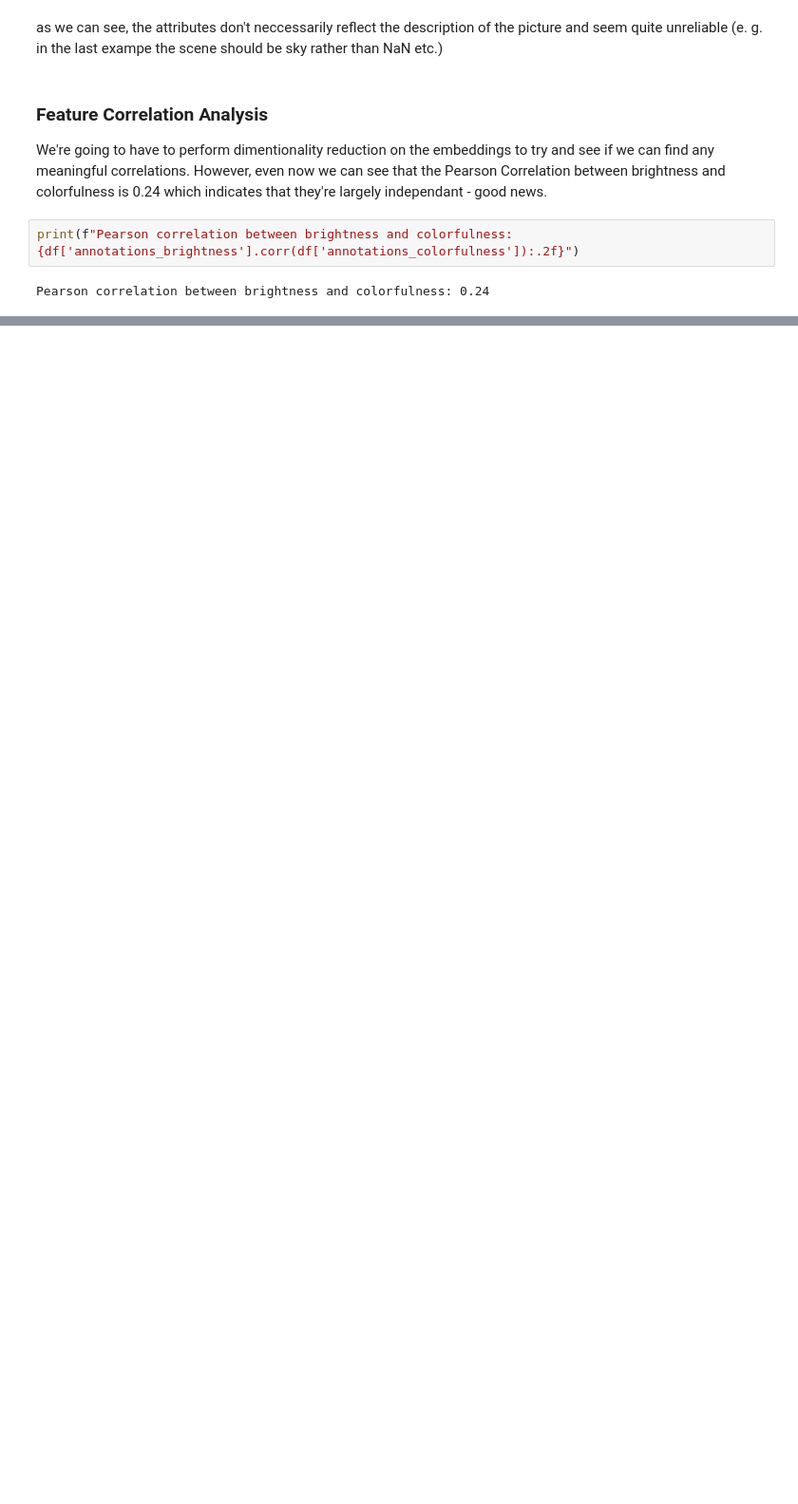
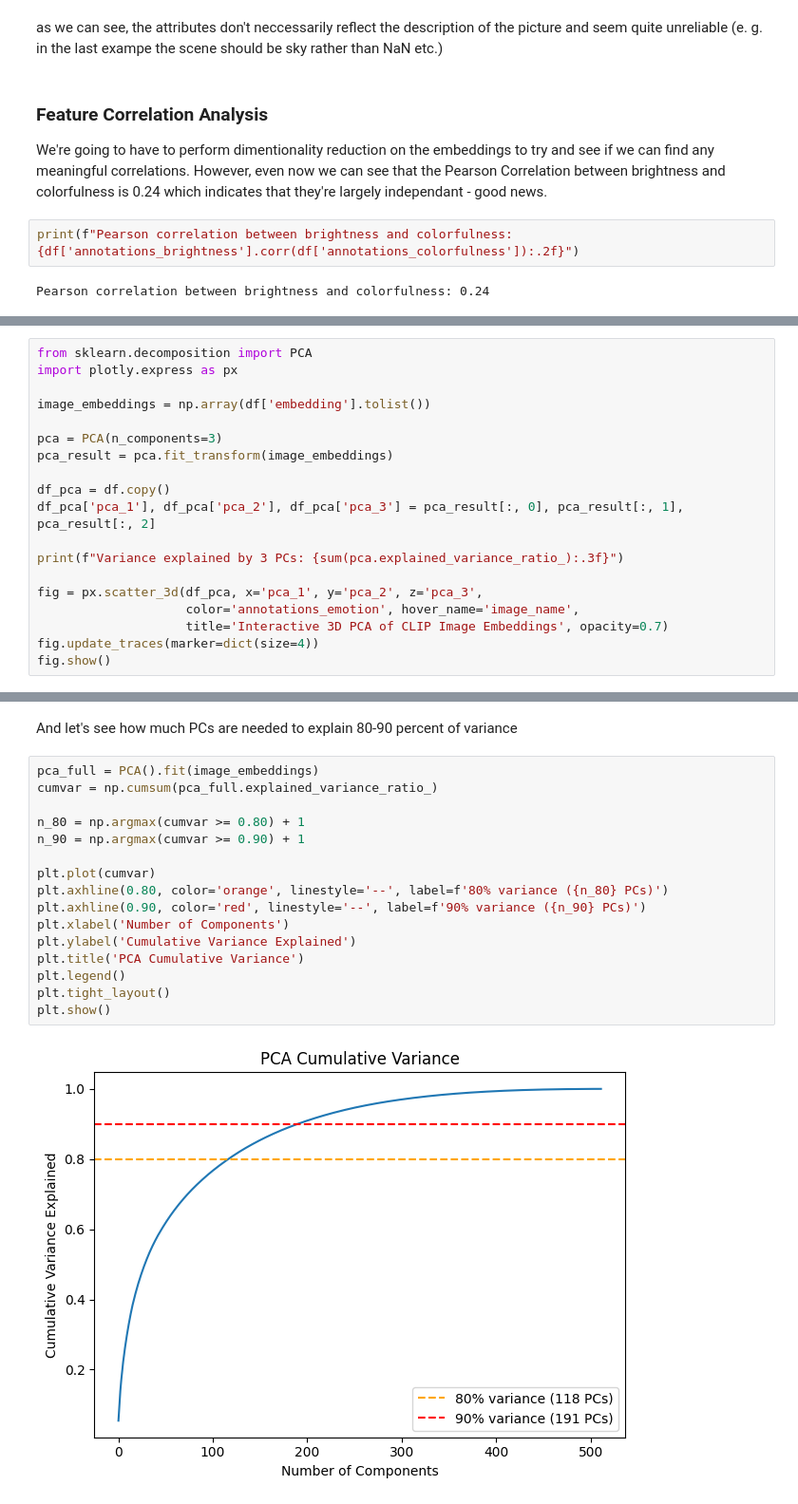
Before and after one commit to yodesser/Embeddings, a Jupyter notebook: FinalProject.ipynb, the cells around one changed output, grey strips where cells are left out. Shown at 95% size. Drawn from its saved outputs; the diff is of its cells as text; blank space fills up the shorter version.

```diff
--- a/FinalProject.ipynb
+++ b/FinalProject.ipynb
@@ -325,0 +353,19 @@ Pearson correlation between brightness and colorfulness: 0.24
+# %%
+from sklearn.decomposition import PCA
+import plotly.express as px
+
+image_embeddings = np.array(df['embedding'].tolist())
+
+pca = PCA(n_components=3)
+pca_result = pca.fit_transform(image_embeddings)
+
+df_pca = df.copy()
+df_pca['pca_1'], df_pca['pca_2'], df_pca['pca_3'] = pca_result[:, 0], pca_result[:, 1], pca_result[:, 2]
+
+print(f"Variance explained by 3 PCs: {sum(pca.explained_variance_ratio_):.3f}")
+
+fig = px.scatter_3d(df_pca, x='pca_1', y='pca_2', z='pca_3',
+                    color='annotations_emotion', hover_name='image_name',
+                    title='Interactive 3D PCA of CLIP Image Embeddings', opacity=0.7)
+fig.update_traces(marker=dict(size=4))
+fig.show()
@@ -325,0 +374,20 @@ Pearson correlation between brightness and colorfulness: 0.24
+# %% [markdown]
+And let's see how much PCs are needed to explain 80-90 percent of variance
+# %%
+pca_full = PCA().fit(image_embeddings)
+cumvar = np.cumsum(pca_full.explained_variance_ratio_)
+
+n_80 = np.argmax(cumvar >= 0.80) + 1
+n_90 = np.argmax(cumvar >= 0.90) + 1
+
+plt.plot(cumvar)
+plt.axhline(0.80, color='orange', linestyle='--', label=f'80% variance ({n_80} PCs)')
+plt.axhline(0.90, color='red', linestyle='--', label=f'90% variance ({n_90} PCs)')
+plt.xlabel('Number of Components')
+plt.ylabel('Cumulative Variance Explained')
+plt.title('PCA Cumulative Variance')
+plt.legend()
+plt.tight_layout()
+plt.show()
+# %% [output]
+[figure, added]
```
Also changed, not shown: parts of 24 cells of this notebook, 2 other files.
